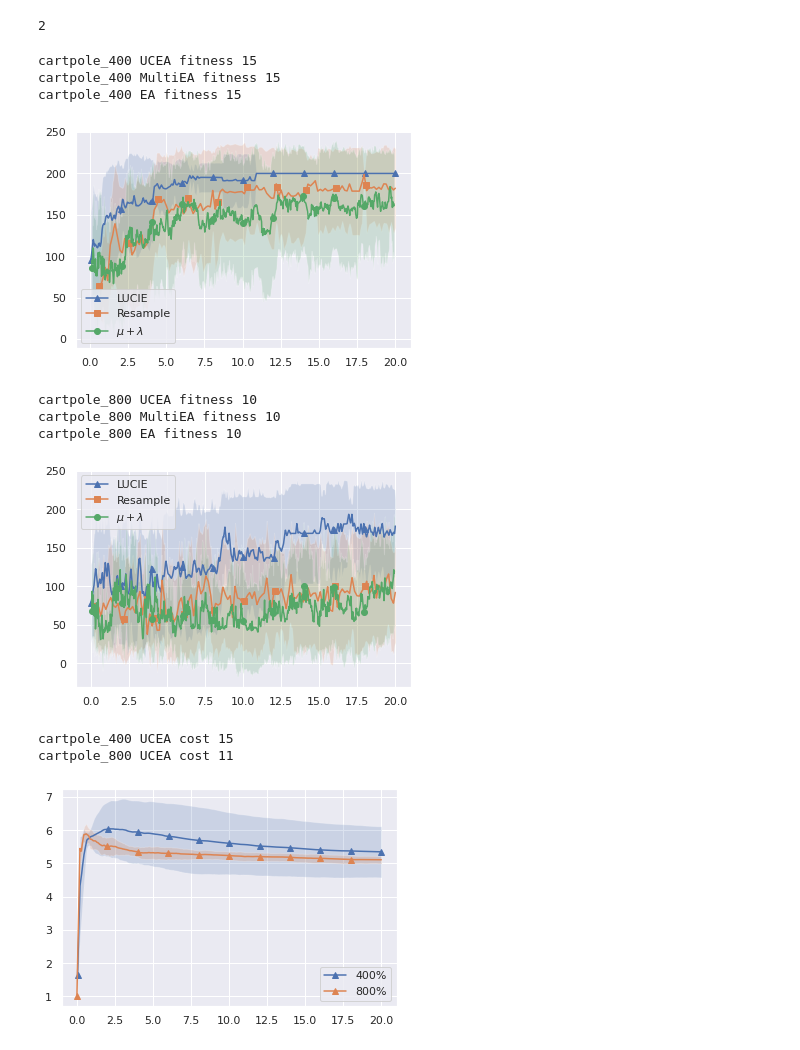
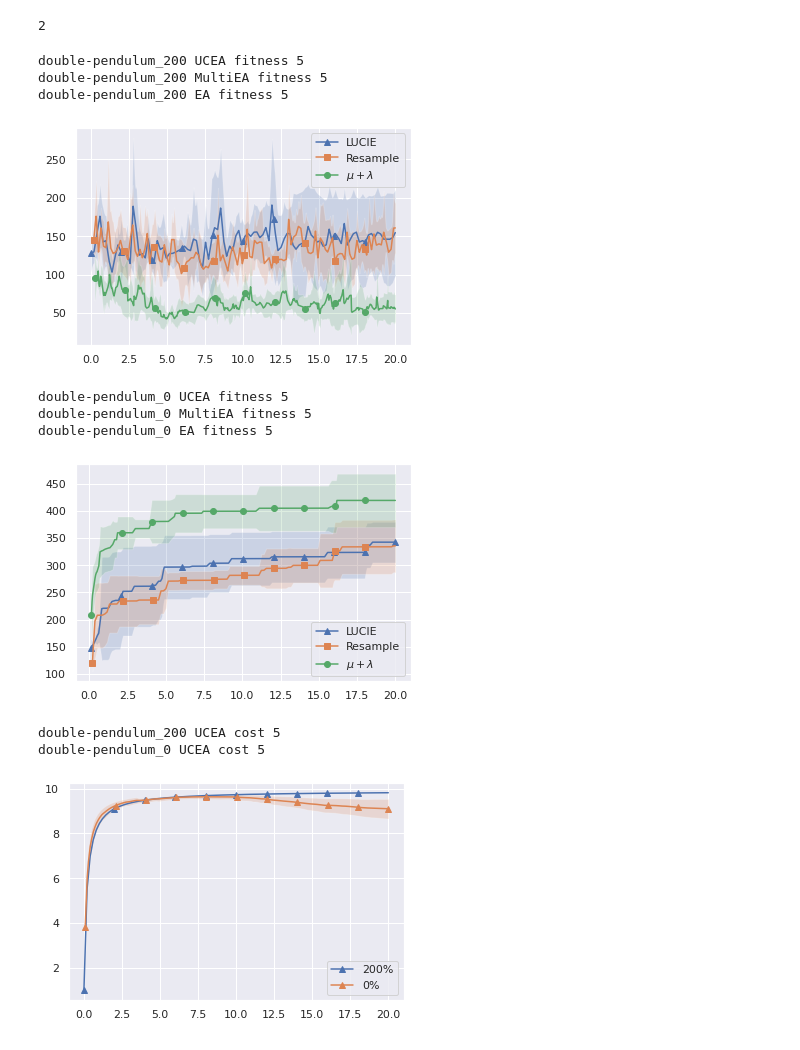
Before and after one commit to TemplierPaul/pyUCEA, a Jupyter notebook: LUCIE-plot.ipynb, the cells around one changed output. Cells and saved outputs as stored; diff of their text form; code cells hidden in the pictures.

```diff
--- a/LUCIE-plot.ipynb
+++ b/LUCIE-plot.ipynb
@@ -118,7 +100,16 @@ class GroupedRun:
 entity = "sureli"
 project = "lucie-robot"
 # jobs = None
-jobs = [10000, 10100, 10101]
+# jobs = [10000, 10100, 10101]
+
+# Cartpole
+# jobs = [775104, 775105, 775106, 775108, 775116]
+# Acrobot
+# jobs = [775100, 775101, 775102, 775103, 775117]
+# double-pendulum
+jobs = [17000, 17001, 17002, 17003, 17004]
+
+
 max_evals = 20000
 
 colors = {
@@ -182,47 +173,50 @@ for g, runs in games.items():
     plt.savefig(f"paper_figures/{g}_{y}.png", bbox_inches="tight")
     plt.show()
 # %% [output]
-cartpole_400 UCEA fitness 15
-cartpole_400 MultiEA fitness 15
-cartpole_400 EA fitness 15
+double-pendulum_200 UCEA fitness 5
+double-pendulum_200 MultiEA fitness 5
+double-pendulum_200 EA fitness 5
-[figure, old version]
+[figure, new version]
-cartpole_800 UCEA fitness 10
-cartpole_800 MultiEA fitness 10
-cartpole_800 EA fitness 10
+double-pendulum_0 UCEA fitness 5
+double-pendulum_0 MultiEA fitness 5
+double-pendulum_0 EA fitness 5
-[figure, old version]
+[figure, new version]
 # %%
 for g, runs in games.items():
     y = "cost"
     a = "UCEA"
-    r = runs[a]
+    try:
+        r = runs[a]
+    except:
+        continue
     # Cost plot
     group = GroupedRun(a, r)
     print(f"{g} {a} {y} {len(group)}")
     group.interpolate_cost()
     mean, std = group.get_mean_std(y, np.arange(group.ranges[y][0], group.ranges[y][1]))
     # Use LUCIE instead of UCEA as label
 
     label = f"{g.split('_')[1]}%"
     X = np.arange(group.ranges[y][0], group.ranges[y][1]) / 1000
     plt.plot(
         X,
         mean,
         label=label,
         # color=colors[a],
         marker=markers[a],
         markevery=len(mean) // 10,
         )
     plt.fill_between(X, mean - std, mean + std, alpha=0.2)
 # put legend bottom right
 plt.legend(loc="lower right")
 # plt.title(f"{g}")
 # save figure without borders
-plt.savefig(f"paper_figures/cost_LUCIE.png", bbox_inches="tight")
+plt.savefig(f"paper_figures/cost_LUCIE_{g.split('_')[0]}.png", bbox_inches="tight")
 plt.show()
 # %% [output]
-cartpole_400 UCEA cost 15
-cartpole_800 UCEA cost 11
+double-pendulum_200 UCEA cost 5
+double-pendulum_0 UCEA cost 5
-[figure, old version]
+[figure, new version]
 # %%
 for g, runs in games.items():
     y = "cost"
```
Also changed, not shown: parts of 8 cells of this notebook, 1 other file.
